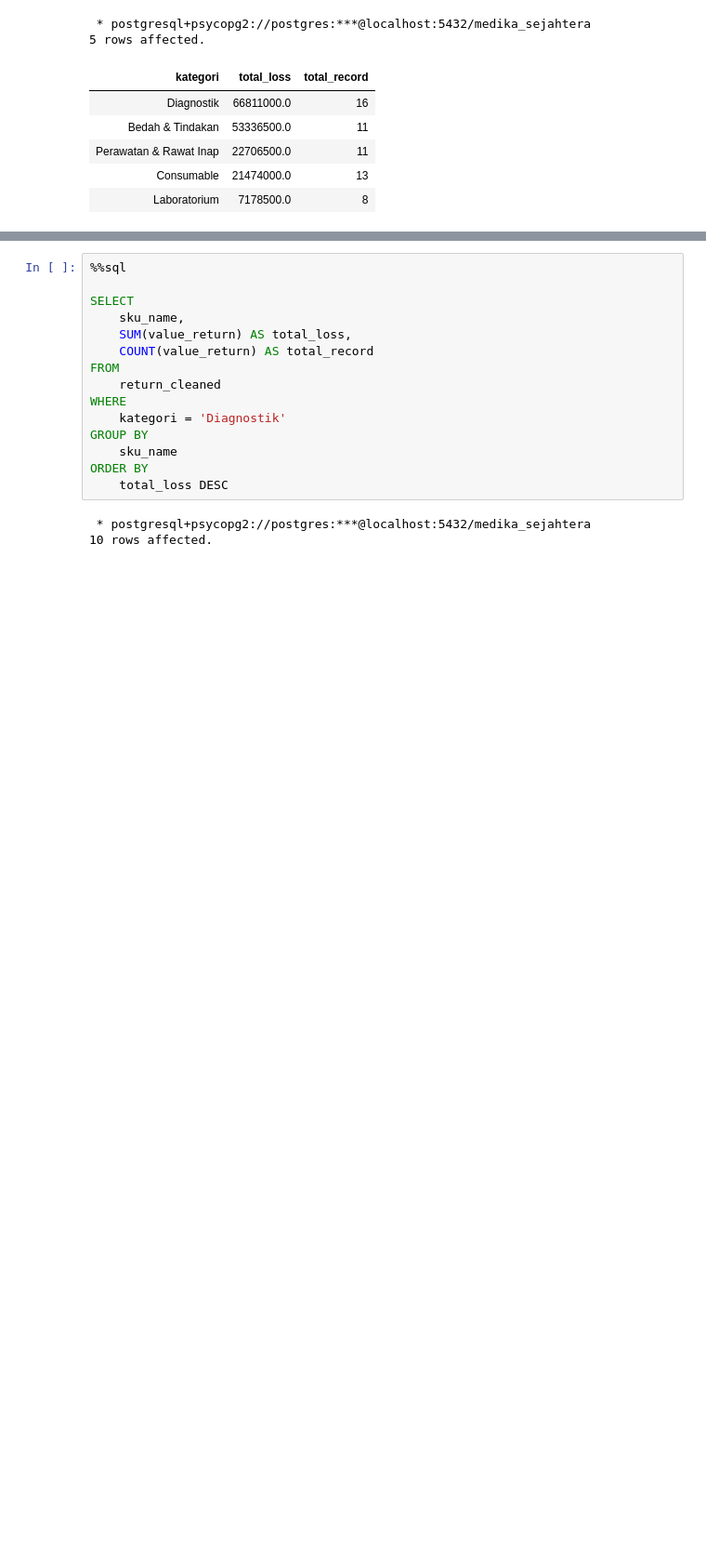
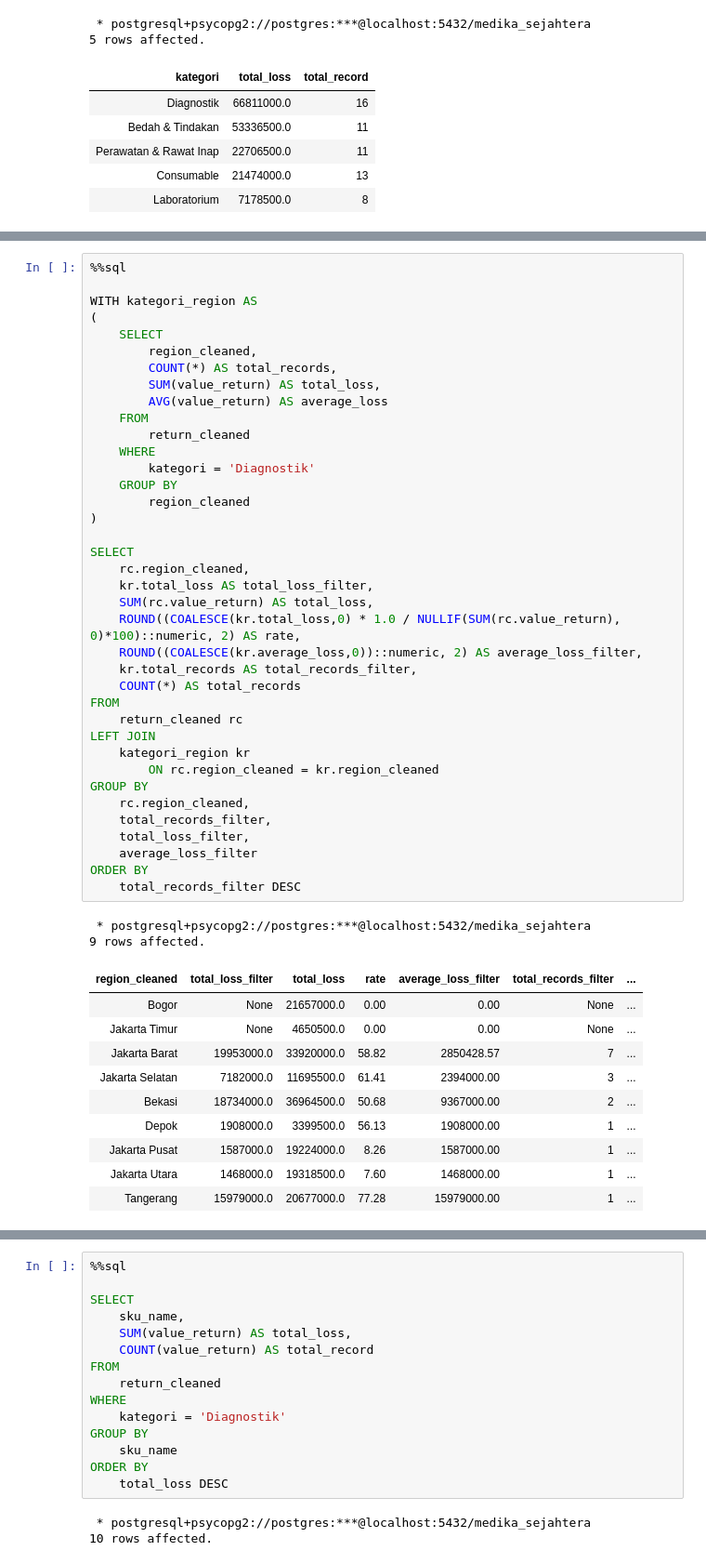
Before and after one commit to Rpfitrah/return-analysis-medika-sejahtera, a Jupyter notebook: Notebook/EDA.ipynb, the cells around one changed output, grey strips where cells are left out. Shown at 93% size. Saved outputs shown, nothing was run; the diff lists cells and outputs as text; blank space fills up the shorter version.

```diff
--- a/Notebook/EDA.ipynb
+++ b/Notebook/EDA.ipynb
@@ -1111,0 +1279,51 @@ ORDER BY
+# %%
+%%sql
+
+WITH kategori_region AS
+(
+    SELECT
+        region_cleaned,
+        COUNT(*) AS total_records,
+        SUM(value_return) AS total_loss,
+        AVG(value_return) AS average_loss
+    FROM
+        return_cleaned
+    WHERE
+        kategori = 'Diagnostik'
+    GROUP BY
+        region_cleaned
+)
+
+SELECT
+    rc.region_cleaned,
+    kr.total_loss AS total_loss_filter,
+    SUM(rc.value_return) AS total_loss,
+    ROUND((COALESCE(kr.total_loss,0) * 1.0 / NULLIF(SUM(rc.value_return), 0)*100)::numeric, 2) AS rate,
+    ROUND((COALESCE(kr.average_loss,0))::numeric, 2) AS average_loss_filter,
+    kr.total_records AS total_records_filter,
+    COUNT(*) AS total_records
+FROM
+    return_cleaned rc
+LEFT JOIN
+    kategori_region kr
+        ON rc.region_cleaned = kr.region_cleaned
+GROUP BY
+    rc.region_cleaned,
+    total_records_filter,
+    total_loss_filter,
+    average_loss_filter
+ORDER BY
+    total_records_filter DESC
+# %% [output]
+ * postgresql+psycopg2://postgres:***@localhost:5432/medika_sejahtera
+9 rows affected.
+| region_cleaned | total_loss_filter | total_loss | rate | average_loss_filter | total_records_filter | ... |
+| Bogor | None | 21657000.0 | 0.00 | 0.00 | None | ... |
+| Jakarta Timur | None | 4650500.0 | 0.00 | 0.00 | None | ... |
+| Jakarta Barat | 19953000.0 | 33920000.0 | 58.82 | 2850428.57 | 7 | ... |
+| Jakarta Selatan | 7182000.0 | 11695500.0 | 61.41 | 2394000.00 | 3 | ... |
+| Bekasi | 18734000.0 | 36964500.0 | 50.68 | 9367000.00 | 2 | ... |
+| Depok | 1908000.0 | 3399500.0 | 56.13 | 1908000.00 | 1 | ... |
+| Jakarta Pusat | 1587000.0 | 19224000.0 | 8.26 | 1587000.00 | 1 | ... |
+| Jakarta Utara | 1468000.0 | 19318500.0 | 7.60 | 1468000.00 | 1 | ... |
+| Tangerang | 15979000.0 | 20677000.0 | 77.28 | 15979000.00 | 1 | ... |
```
Also changed, not shown: parts of 18 cells of this notebook.
